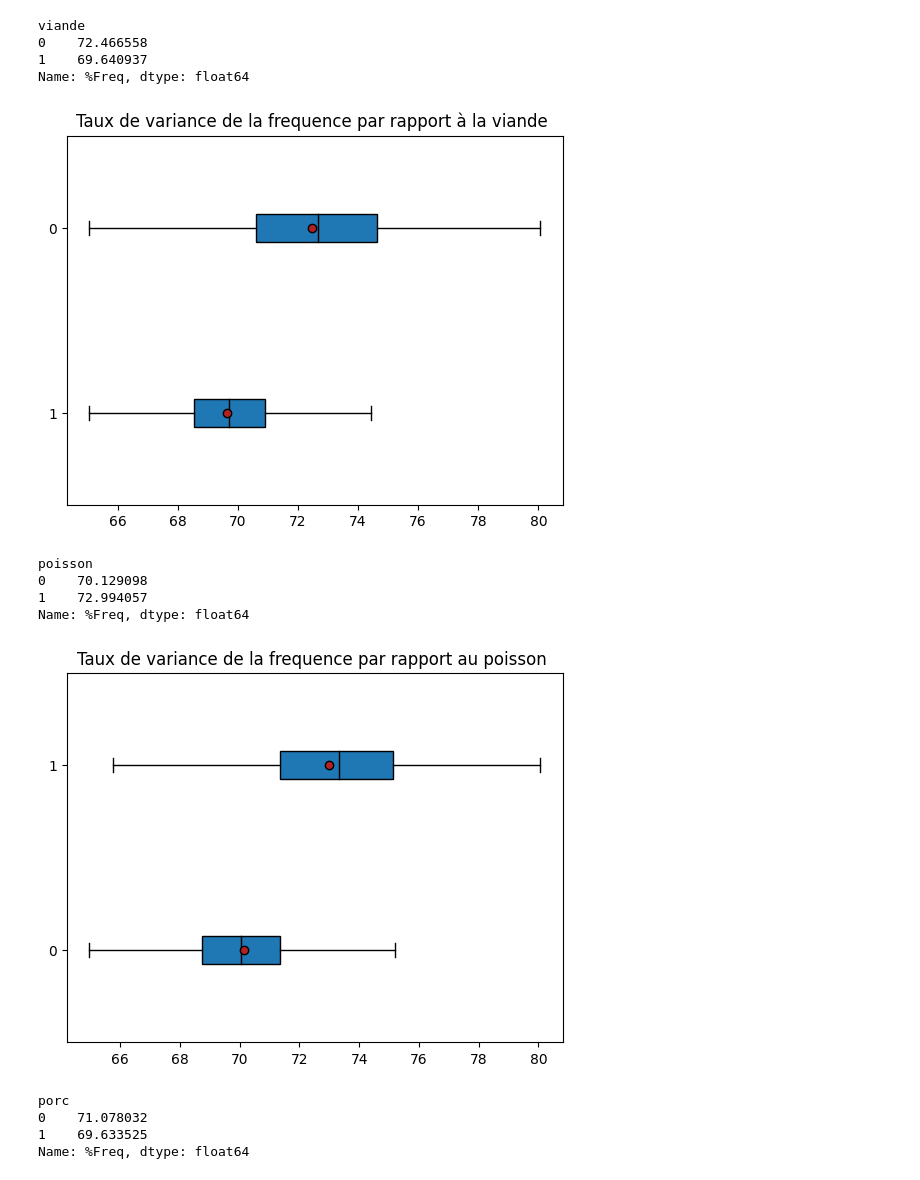
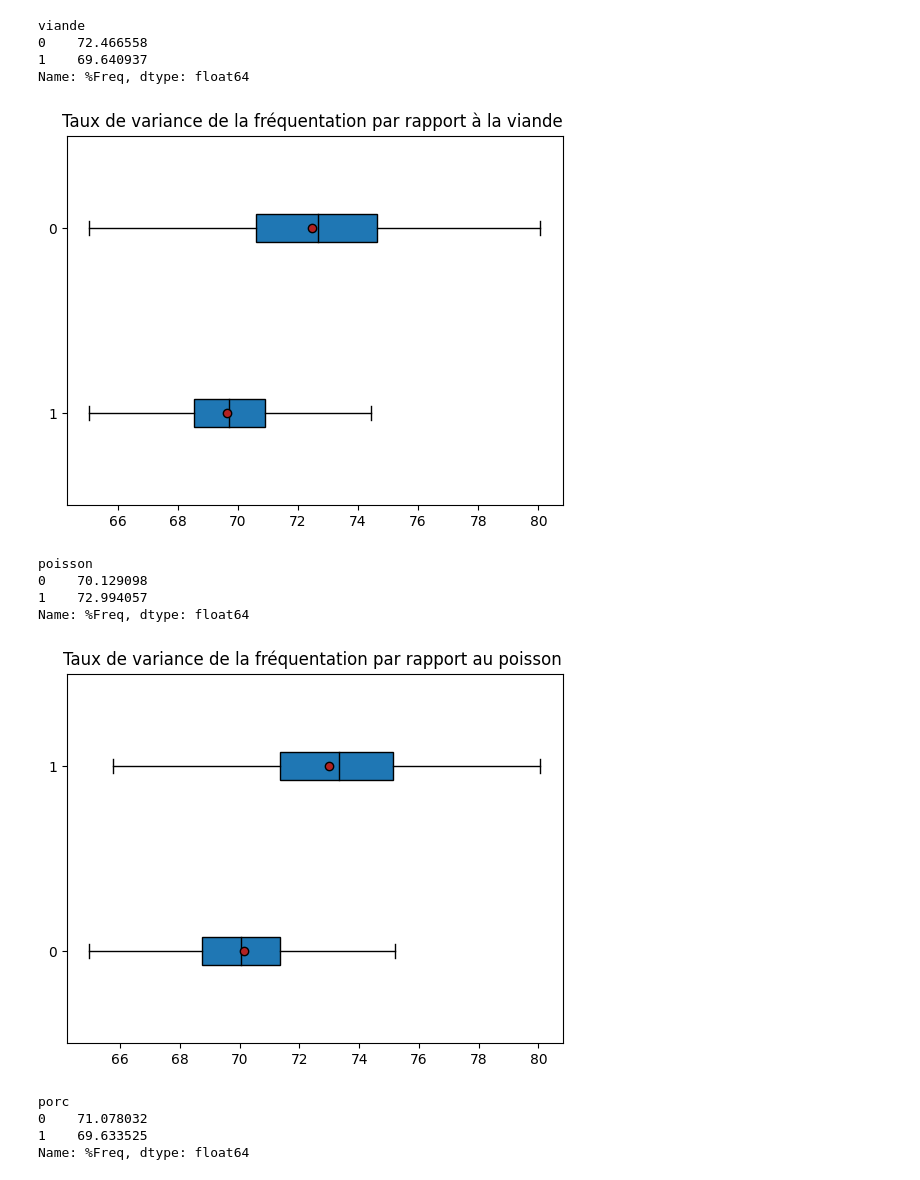
Before and after one commit to Atigou-bah/Projet-Data-Cantine, a Jupyter notebook: Projet sur la fréquentation des cantines scolaires.ipynb, the cells around one changed output. Saved outputs shown, nothing was run; the diff lists cells and outputs as text; code cells hidden in the pictures.

```diff
--- a/Projet sur la fréquentation des cantines scolaires.ipynb
+++ b/Projet sur la fréquentation des cantines scolaires.ipynb
@@ -362,7 +438,3 @@ df_final[["fete_juive", "%Freq"]].groupby("fete_juive").mean().plot(kind = "bar"
 [figure]
 [figure]
 [figure]
-# %%
-#enlever les fetes musulmanes
-masq_greve = df_final[df_final['greves'] == 1].index
-df_final.drop(masq_greve, inplace = True)
@@ -460,10 +525,10 @@ medianprops = {'color':"black"}
 meanprops = {'marker':'o', 'markeredgecolor':'black','markerfacecolor': 'firebrick'}
 
 plt.boxplot(groupes,labels=modalites, showfliers=False, medianprops=medianprops, vert =False, patch_artist=True,showmeans=True, meanprops=meanprops)
-plt.title("Taux de variance de la frequence par rapport à la viande ")
+plt.title("Taux de variance de la fréquentation par rapport à la viande ")
 plt.show()
 # %% [output]
-[figure, old version]
+[figure, new version]
 # %%
 df_final.groupby("poisson")["%Freq"].mean()
 # %% [output]
@@ -474,24 +539,24 @@ Name: %Freq, dtype: float64
 # %%
 X = "poisson"
 
 Y = "%Freq"
 
 modalites = df_final["poisson"].unique()
 
 groupes =[]
 
 for m in modalites:
     groupes.append(df_final[df_final["poisson"]==m][Y])
 
 medianprops = {'color':"black"}
 meanprops = {'marker':'o', 'markeredgecolor':'black','markerfacecolor': 'firebrick'}
 
 plt.boxplot(groupes,labels=modalites, showfliers=False, medianprops=medianprops, vert =False, patch_artist=True,showmeans=True, meanprops=meanprops)
-plt.title("Taux de variance de la frequence par rapport au poisson ")
+plt.title("Taux de variance de la fréquentation par rapport au poisson ")
 
 plt.show()
 # %% [output]
-[figure, old version]
+[figure, new version]
 # %%
 df_final.groupby("porc")["%Freq"].mean()
 # %% [output]
```
Also changed, not shown: parts of 60 cells of this notebook.
